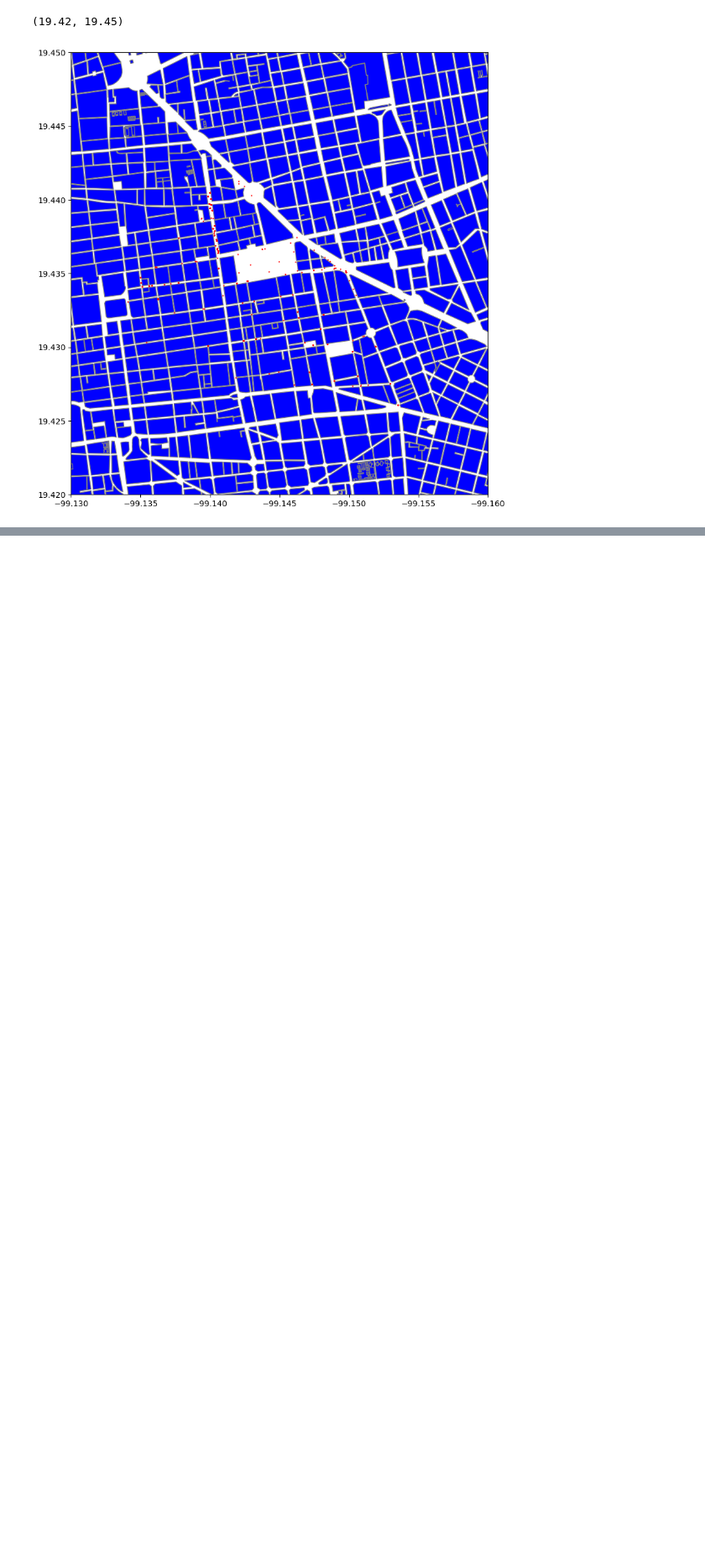
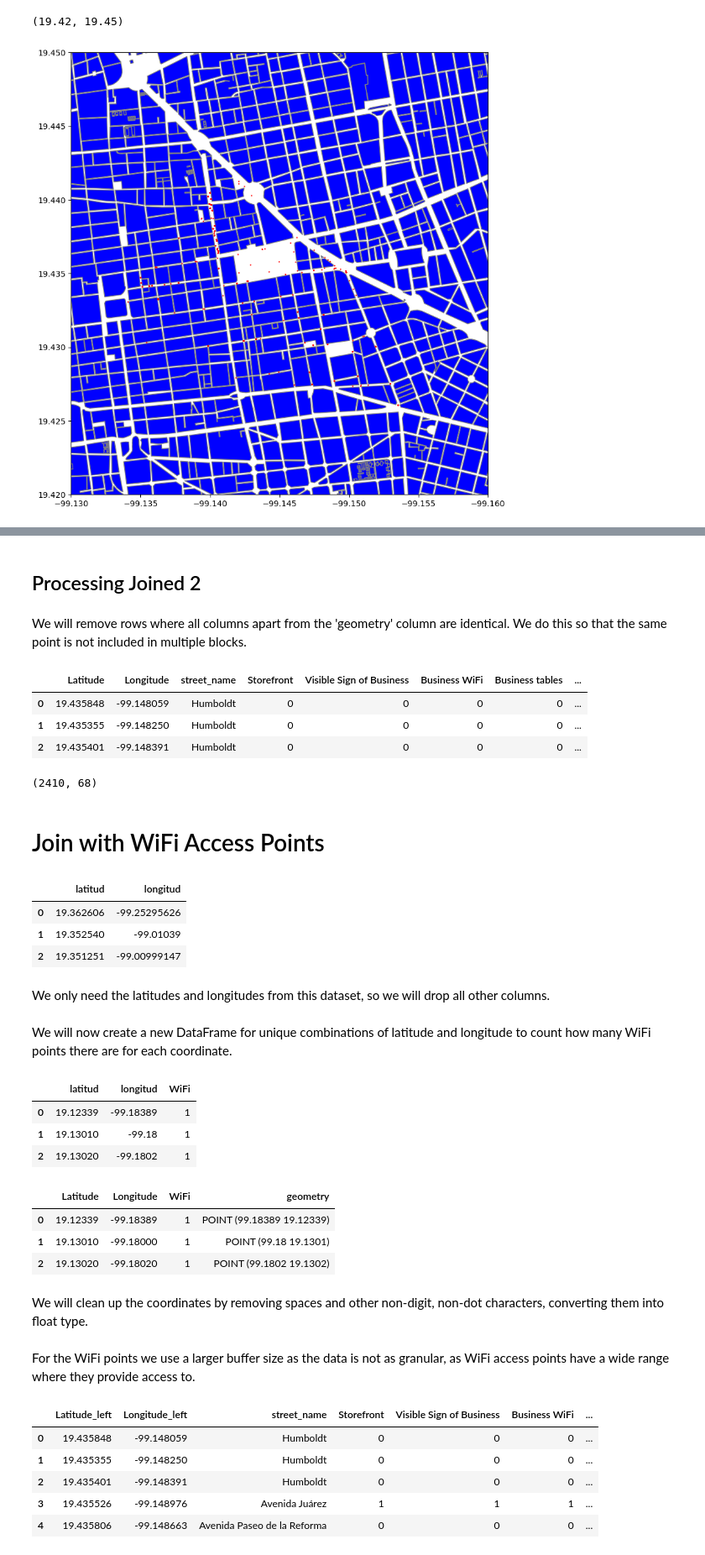
Before and after one commit to zeynepmertan/shantiproject, a Jupyter notebook: data processing/join_external_data.ipynb, the cells around one changed output, grey strips where cells are left out. Shown at 84% size. Cells and saved outputs as stored; diff of their text form; code cells hidden in the pictures; blank space fills up the shorter version.

```diff
--- a/data processing/join_external_data.ipynb
+++ b/data processing/join_external_data.ipynb
@@ -189,0 +242,2 @@ We can see that there are few points that are not matched to a block. We will do
+# %% [markdown]
+## Processing Joined 2
@@ -189,0 +248,2 @@ We can see that there are few points that are not matched to a block. We will do
+# %% [markdown]
+We will remove rows where all columns apart from the 'geometry' column are identical. We do this so that the same point is not included in multiple blocks.
@@ -189,0 +253,13 @@ We can see that there are few points that are not matched to a block. We will do
+# %%
+joined2.head(3)
+# %% [output]
+|  | Latitude | Longitude | street_name | Storefront | Visible Sign of Business | Business WiFi | Business tables | ... |
+| 0 | 19.435848 | -99.148059 | Humboldt | 0 | 0 | 0 | 0 | ... |
+| 1 | 19.435355 | -99.148250 | Humboldt | 0 | 0 | 0 | 0 | ... |
+| 2 | 19.435401 | -99.148391 | Humboldt | 0 | 0 | 0 | 0 | ... |
+# %%
+joined2.shape
+# %% [output]
+(2410, 68)
+# %% [markdown]
+# Join with WiFi Access Points
@@ -189,0 +268,9 @@ We can see that there are few points that are not matched to a block. We will do
+# %%
+WiFi.head(3)
+# %% [output]
+|  | latitud | longitud |
+| 0 | 19.362606 | -99.25295626 |
+| 1 | 19.352540 | -99.01039 |
+| 2 | 19.351251 | -99.00999147 |
+# %% [markdown]
+We only need the latitudes and longitudes from this dataset, so we will drop all other columns.
@@ -189,0 +280,10 @@ We can see that there are few points that are not matched to a block. We will do
+# %% [markdown]
+We will now create a new DataFrame for unique combinations of latitude and longitude to count how many WiFi points there are for each coordinate.
+# %%
+WiFi_counts = WiFi.groupby(['latitud', 'longitud']).size().reset_index(name='WiFi')
+WiFi_counts.head(3)
+# %% [output]
+|  | latitud | longitud | WiFi |
+| 0 | 19.12339 | -99.18389 | 1 |
+| 1 | 19.13010 | -99.18 | 1 |
+| 2 | 19.13020 | -99.1802 | 1 |
@@ -189,0 +292,9 @@ We can see that there are few points that are not matched to a block. We will do
+# %%
+WiFi_counts.head(3)
+# %% [output]
+|  | Latitude | Longitude | WiFi | geometry |
+| 0 | 19.12339 | -99.18389 | 1 | POINT (99.18389 19.12339) |
+| 1 | 19.13010 | -99.18000 | 1 | POINT (99.18 19.1301) |
+| 2 | 19.13020 | -99.18020 | 1 | POINT (99.1802 19.1302) |
+# %% [markdown]
+We will clean up the coordinates by removing spaces and other non-digit, non-dot characters, converting them into float type.
@@ -189,0 +321,32 @@ We can see that there are few points that are not matched to a block. We will do
+# %%
+WiFi_counts['Latitude'] = WiFi_counts['Latitude'].apply(clean_coordinate)
+WiFi_counts['Longitude'] = WiFi_counts['Longitude'].apply(clean_coordinate)
+# %%
+def make_negative(number):
+    return -abs(number)
+# %%
+WiFi_counts['Longitude'] = WiFi_counts['Longitude'].apply(make_negative)
+# %% [markdown]
+For the WiFi points we use a larger buffer size as the data is not as granular, as WiFi access points have a wide range where they provide access to.
+# %%
+# Convert the CRS of your geodataframes to EPSG:32614
+WiFi_counts['geometry'] = WiFi_counts.apply(lambda row: Point(row['Longitude'], row['Latitude']), axis=1)
+gdf_wifi = gpd.GeoDataFrame(WiFi_counts, geometry='geometry', crs="EPSG:4326")
+gdf_wifi = gdf_wifi.to_crs(epsg=32614)
+joined2 = joined2.to_crs(epsg=32614)
+
+# Create a buffer around your points
+# Here, the buffer size is in meters
+gdf_wifi['geometry'] = gdf_wifi.geometry.buffer(60) # 60 meters as buffer size
+
+# Re-do the spatial join
+joined_wifi = gpd.sjoin(joined2,gdf_wifi, how='left', op='intersects')
+# %%
+joined_wifi.head()
+# %% [output]
+|  | Latitude_left | Longitude_left | street_name | Storefront | Visible Sign of Business | Business WiFi | ... |
+| 0 | 19.435848 | -99.148059 | Humboldt | 0 | 0 | 0 | ... |
+| 1 | 19.435355 | -99.148250 | Humboldt | 0 | 0 | 0 | ... |
+| 2 | 19.435401 | -99.148391 | Humboldt | 0 | 0 | 0 | ... |
+| 3 | 19.435526 | -99.148976 | Avenida Juárez | 1 | 1 | 1 | ... |
+| 4 | 19.435806 | -99.148663 | Avenida Paseo de la Reforma | 0 | 0 | 0 | ... |
```
Also changed, not shown: parts of 16 cells of this notebook.
